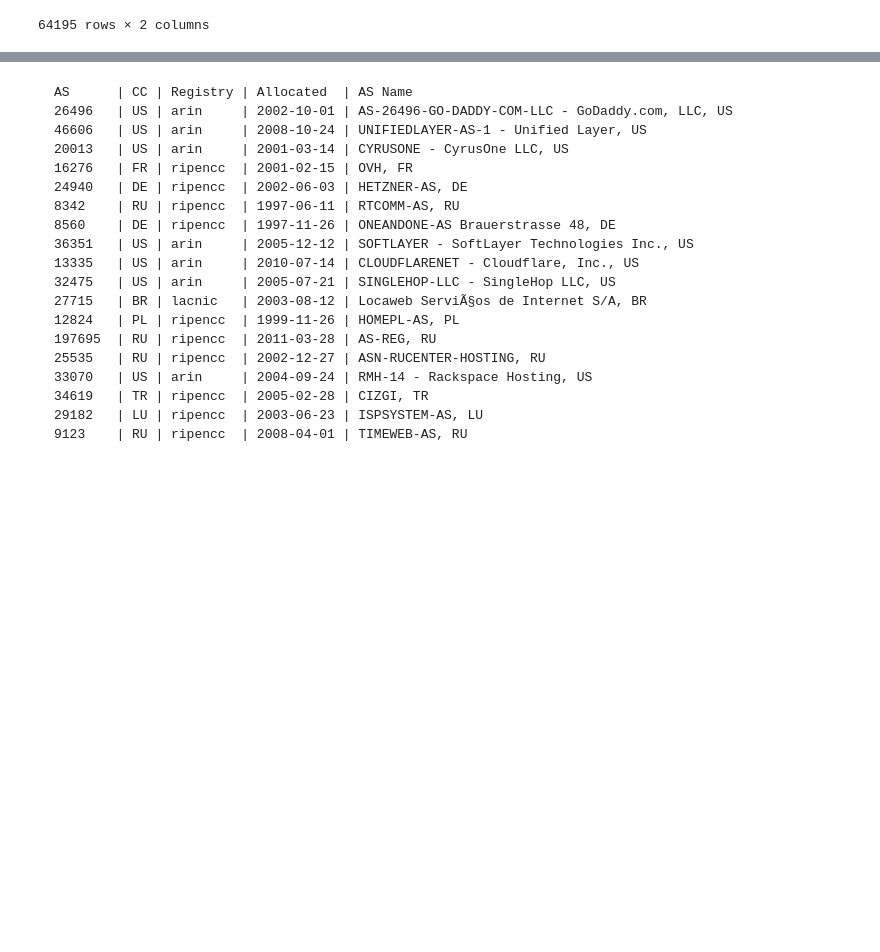
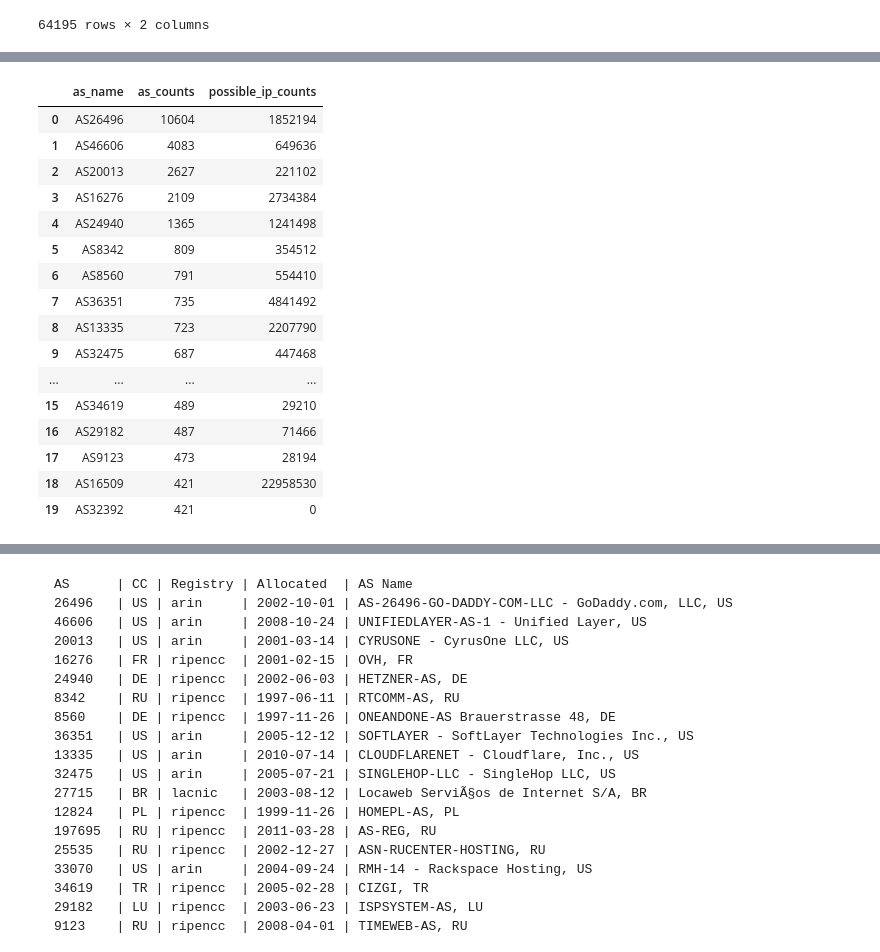
Before and after one commit to Yzoni/economics-cybsec, a Jupyter notebook: block_3/code_b3.ipynb, the cells around one changed output, grey strips where cells are left out. Drawn from its saved outputs; the diff is of its cells as text; code cells hidden in the pictures; blank space fills up the shorter version.

```diff
--- a/block_3/code_b3.ipynb
+++ b/block_3/code_b3.ipynb
@@ -211,0 +257,21 @@ Name: 0, dtype: int64
+# %%
+ddata['possible_ip_counts'] = hosts
+ddata
+# %% [output]
+|  | as_name | as_counts | possible_ip_counts |
+| 0 | AS26496 | 10604 | 1852194 |
+| 1 | AS46606 | 4083 | 649636 |
+| 2 | AS20013 | 2627 | 221102 |
+| 3 | AS16276 | 2109 | 2734384 |
+| 4 | AS24940 | 1365 | 1241498 |
+| 5 | AS8342 | 809 | 354512 |
+| 6 | AS8560 | 791 | 554410 |
+| 7 | AS36351 | 735 | 4841492 |
+| 8 | AS13335 | 723 | 2207790 |
+| 9 | AS32475 | 687 | 447468 |
+| ... | ... | ... | ... |
+| 15 | AS34619 | 489 | 29210 |
+| 16 | AS29182 | 487 | 71466 |
+| 17 | AS9123 | 473 | 28194 |
+| 18 | AS16509 | 421 | 22958530 |
+| 19 | AS32392 | 421 | 0 |
```
Also changed, not shown: parts of 4 cells of this notebook.
